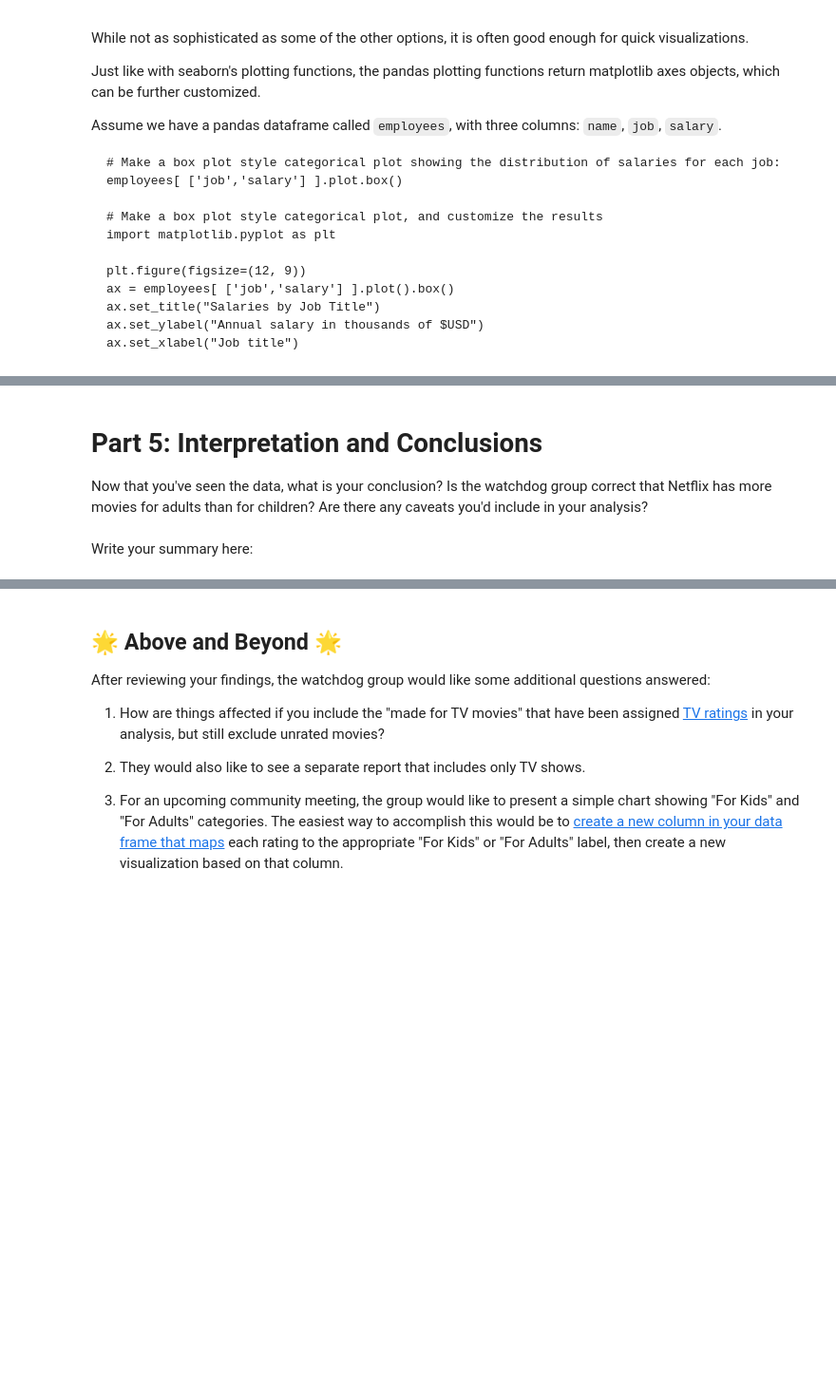
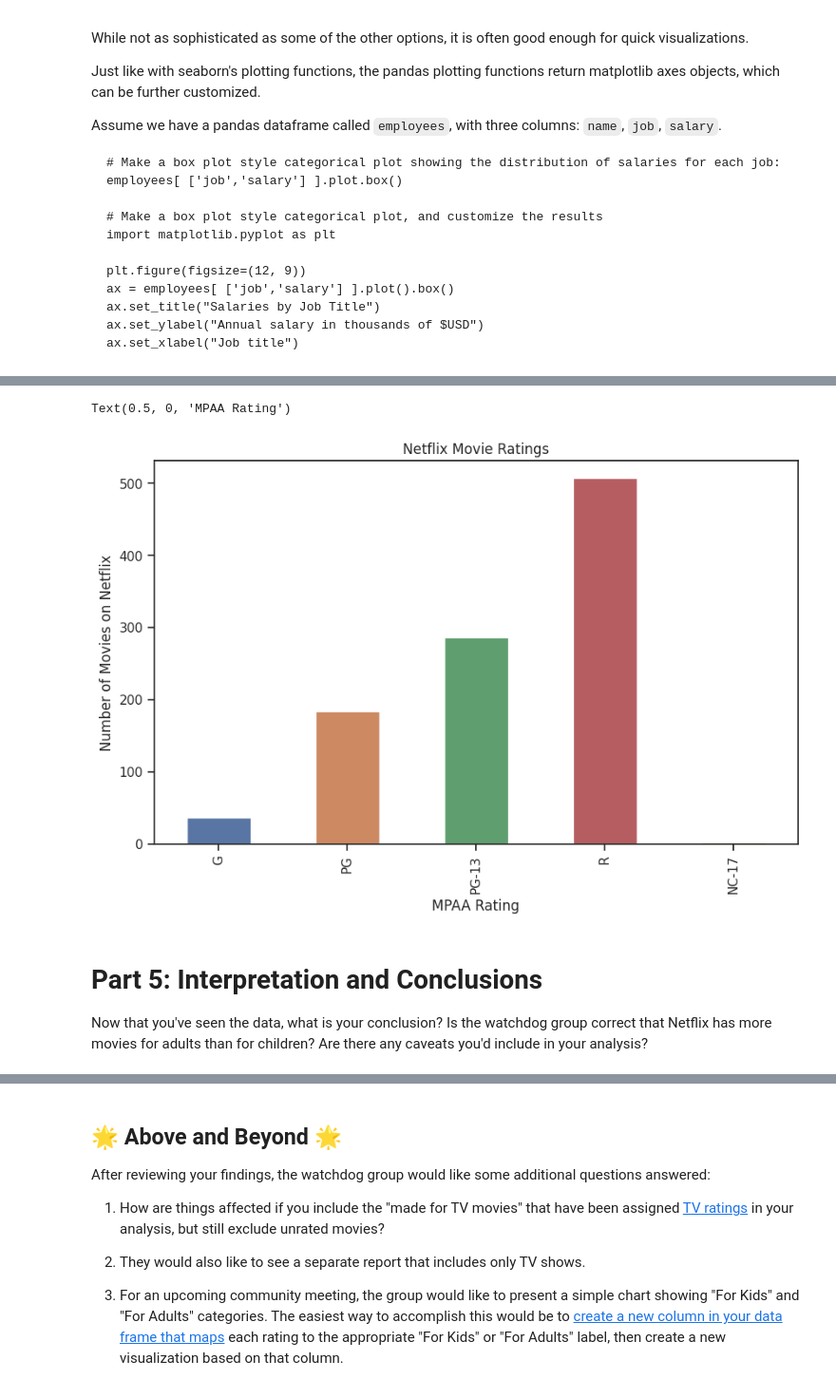
Before and after one commit to Moroni-MB/CSE_team_activity4, a Jupyter notebook: notebooks/Exploration_01.ipynb, the cells around one changed output, grey strips where cells are left out. Shown at 95% size. Cells and saved outputs as stored; diff of their text form; code cells hidden in the pictures; blank space fills up the shorter version.

```diff
--- a/notebooks/Exploration_01.ipynb
+++ b/notebooks/Exploration_01.ipynb
@@ -222,8 +340,33 @@ Assume we have a pandas dataframe called `employees`, with three columns: `name`
+# %%
+
+# The latest version of pandas uses monochrome for a lot of charting.
+# So we'll create a list of colors to use
+colors = ['#5875A4', '#CC8962', '#5F9E6E', '#B55D60', '#F58519']
+
+# Get the value counts as a dataframe and change the ordering
+rating_counts = mpaa_movies['rating'].value_counts().reindex(['G', 'PG', 'PG-13', 'R', 'NC-17'])
+
+# In pandas, we could actually supply figsize, title, xlabel, and ylabel as arguments to the plot function
+# But we separate them out here for better readability
+plt.figure(figsize=(10,6))
+ax = rating_counts.plot.bar(color=colors)
+ax.set_title("Netflix Movie Ratings")
+ax.set_ylabel("Number of Movies on Netflix")
+ax.set_xlabel("MPAA Rating")
+
+# This is a "presentation quality" visualization.
+# - Each axis is labeled using proper title casing
+# - There's a properly formatted chart title
+# - No legend is needed because the information would be redundant
+# - It's scaled up to a good size
+# - We're rearranging the category order on the x axis to map to how most people
+#   would think about this data.
+# %% [output]
+Text(0.5, 0, 'MPAA Rating')
+[figure, added]
 # %% [markdown]
 # Part 5: Interpretation and Conclusions
 
 Now that you've seen the data, what is your conclusion? Is the watchdog group
 correct that Netflix has more movies for adults than for children? Are there any
 caveats you'd include in your analysis?
-# %% [markdown]
-Write your summary here:
```
Also changed, not shown: parts of 19 cells of this notebook.
